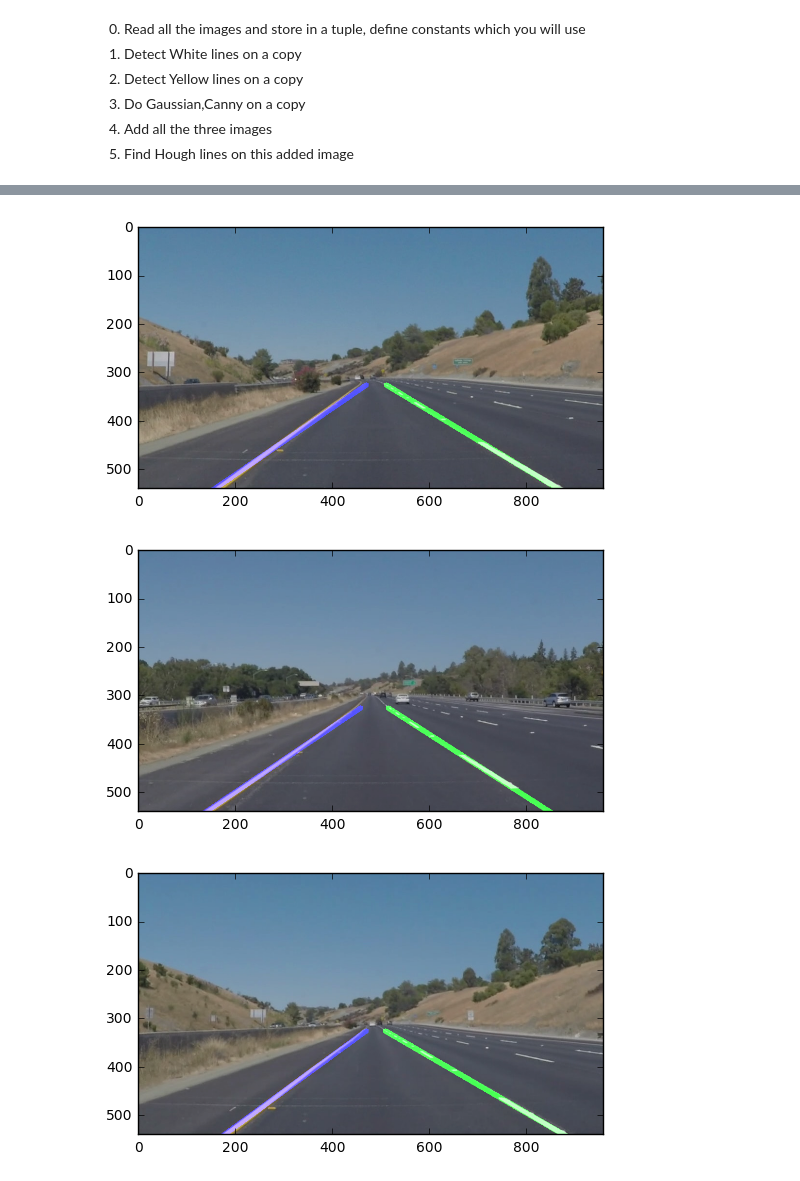
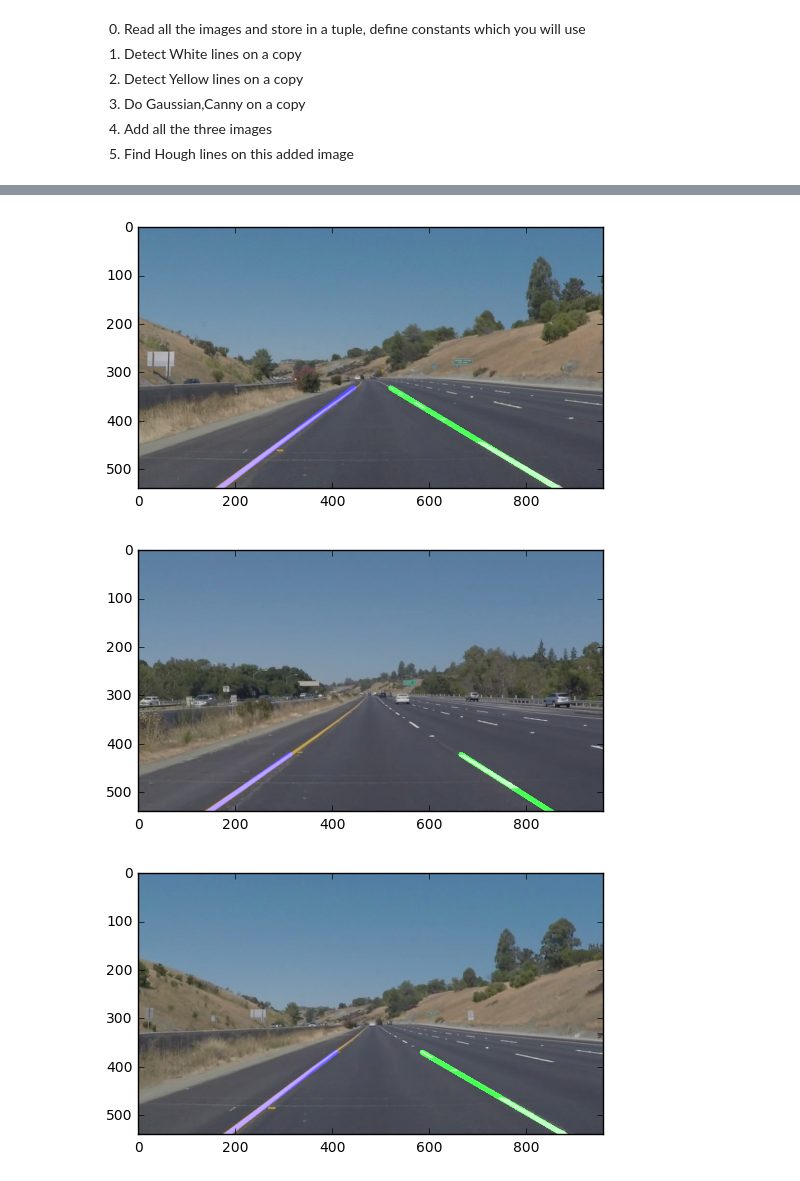
Before and after one commit to chinnikrishna/CarND-LaneLines-P1-master, a Jupyter notebook: Project1_Finding_Lanes.ipynb, the cells around one changed output, grey strips where cells are left out. Saved outputs shown, nothing was run; the diff lists cells and outputs as text; code cells hidden in the pictures.

Commit message:
Satisfactorily working, challenge not working, yellow line clip right line veers off in one frame

```diff
--- a/Project1_Finding_Lanes.ipynb
+++ b/Project1_Finding_Lanes.ipynb
@@ -224,5 +234,5 @@ def detectWhite(Img):
 wImgs=[]
 for i in range(0,NumImgs):
     wImgs.append(detectWhite(Imgs[i]))
-    plt.figure(i)
-    plt.imshow(wImgs[i],cmap='Greys_r')
+    #plt.figure(i)
+    #plt.imshow(wImgs[i],cmap='Greys_r')
@@ -249,5 +252,5 @@ def detectYellow(Img):
 yImgs=[]
 for i in range(0,NumImgs):
     yImgs.append(detectYellow(Imgs[i]))
-    plt.figure(i)
-    plt.imshow(yImgs[i],cmap='Greys_r')
+    #plt.figure(i)
+    #plt.imshow(yImgs[i],cmap='Greys_r')
@@ -273,5 +269,5 @@ def GaussCanny(Img):
 GCImg=[]
 for i in range(0,NumImgs):
     GCImg.append(GaussCanny(Imgs[i]))
-    plt.figure(i)
-    plt.imshow(GCImg[i],cmap='Greys_r')
+    #plt.figure(i)
+    #plt.imshow(GCImg[i],cmap='Greys_r')
@@ -291,5 +280,5 @@ def FuseImgs(wImg,yImg,GCImg):
 FusedImgs=[]
 for i in range(0,NumImgs):
     FusedImgs.append(FuseImgs(wImgs[i],yImgs[i],GCImg[i]))
-    plt.figure(i)
-    plt.imshow(FusedImgs[i],cmap='Greys_r')
+    #plt.figure(i)
+    #plt.imshow(FusedImgs[i],cmap='Greys_r')
@@ -304,9 +286,9 @@ for i in range(0,NumImgs):
 #Parameters for Hough Transform
 rho = 2 # distance resolution in pixels of the Hough grid
 theta = 1*(np.pi/180) # angular resolution in radians of the Hough grid
-threshold = 40     # minimum number of votes (intersections in Hough grid cell)
+threshold = 160     # minimum number of votes (intersections in Hough grid cell)
 min_line_len = 20 #minimum number of pixels making up a line; Lower more lines
-max_line_gap = 20   # maximum gap in pixels between connectable line segments; Increase to get more lines
+max_line_gap = 25   # maximum gap in pixels between connectable line segments; Increase to get more lines
 def FindLane(FusedImg,OrigImg):
     hImg=hough_lines(FusedImg, rho, theta, threshold, min_line_len, max_line_gap)
     finalImg=weighted_img(hImg,OrigImg)
@@ -321,7 +303,7 @@ def process_image(Img):
     return result
 FinalOpt=[]
 for i in range(0,NumImgs):
-    #FinalOpt.append(FindLane(FusedImgs[i],Imgs[i]))
+    FinalOpt.append(FindLane(FusedImgs[i],Imgs[i]))
     plt.figure(i)
     plt.imshow(process_image(Imgs[i]))
 #plt.figure()
@@ -333,6 +315,6 @@ for i in range(0,NumImgs):
-[figure, old version]
+[figure, new version]
-[figure, old version]
+[figure, new version]
-[figure, old version]
+[figure, new version]
 # %%
 #Trying it on White Car video
 from moviepy.editor import VideoFileClip
```
Also changed, not shown: parts of 9 cells of this notebook.
